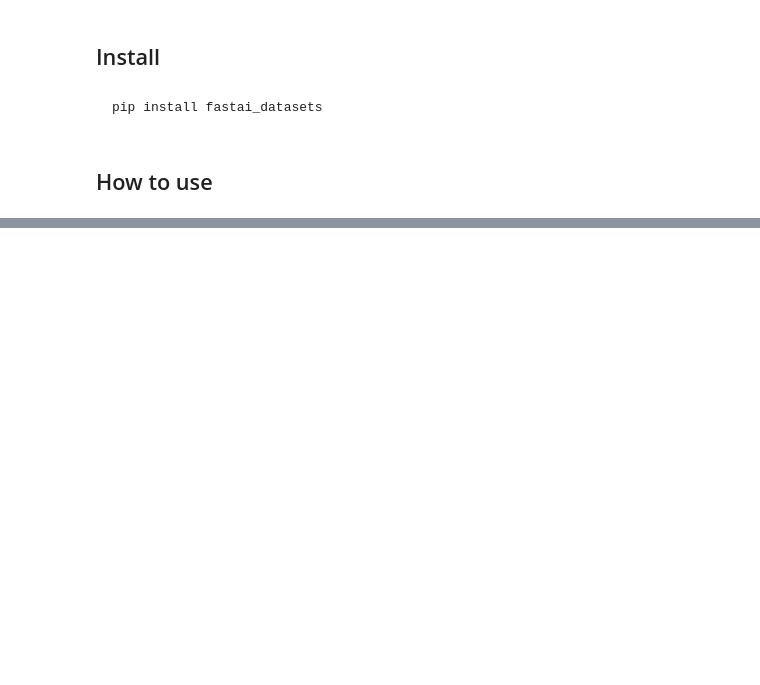
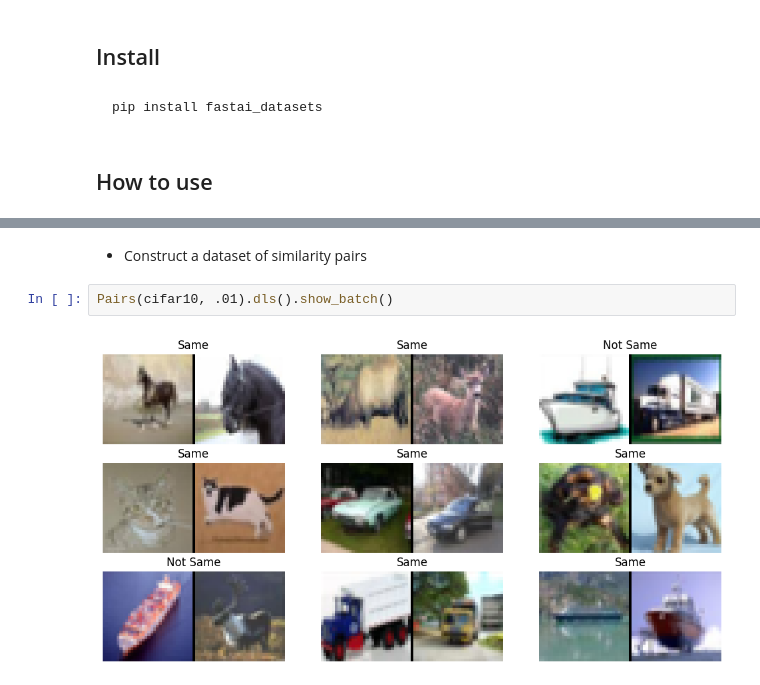
Before and after one commit to Irad-Zehavi/fastai-datasets, a Jupyter notebook: nbs/index.ipynb, the cells around one changed output, grey strips where cells are left out. Cells and saved outputs as stored; diff of their text form; blank space fills up the shorter version.

```diff
--- a/nbs/index.ipynb
+++ b/nbs/index.ipynb
@@ -22,0 +48,6 @@ MNIST().dls().show_batch()
+# %% [markdown]
+* Construct a dataset of similarity pairs
+# %%
+Pairs(cifar10, .01).dls().show_batch()
+# %% [output]
+[figure, added]
```
Also changed, not shown: parts of 10 cells of this notebook.
